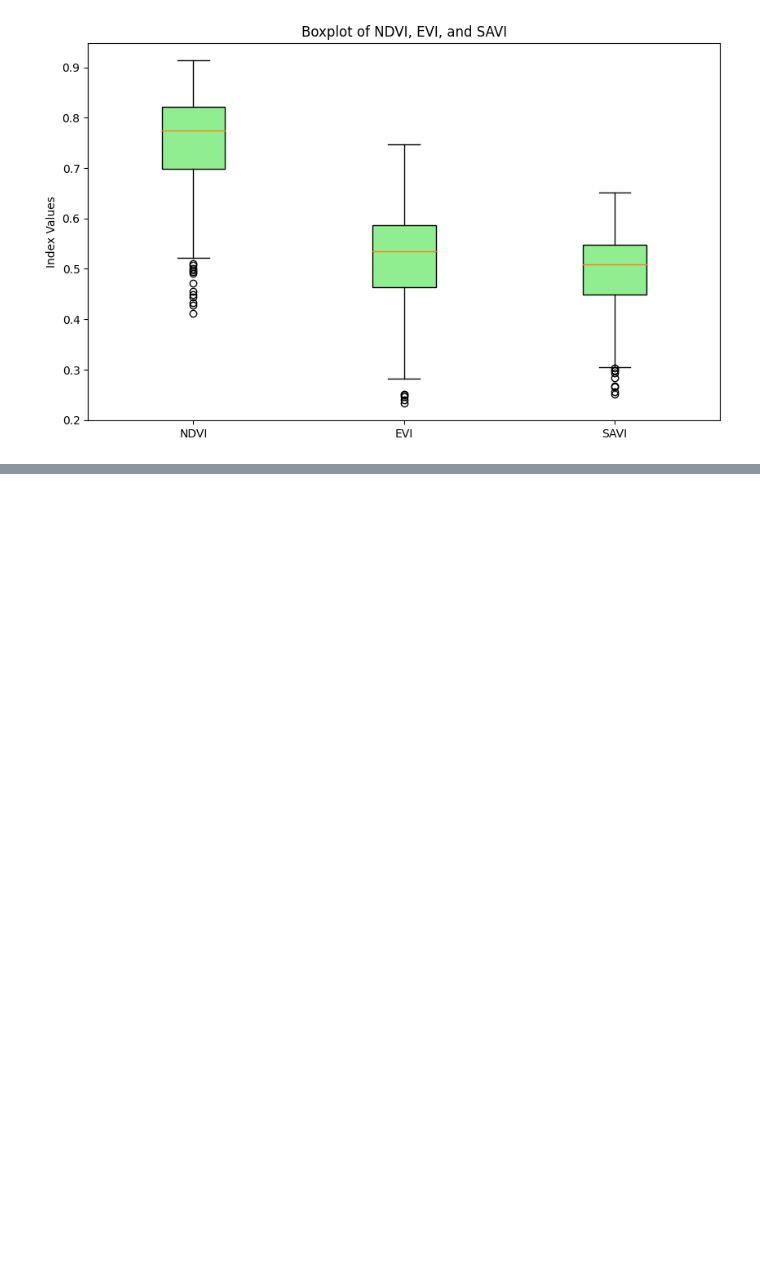
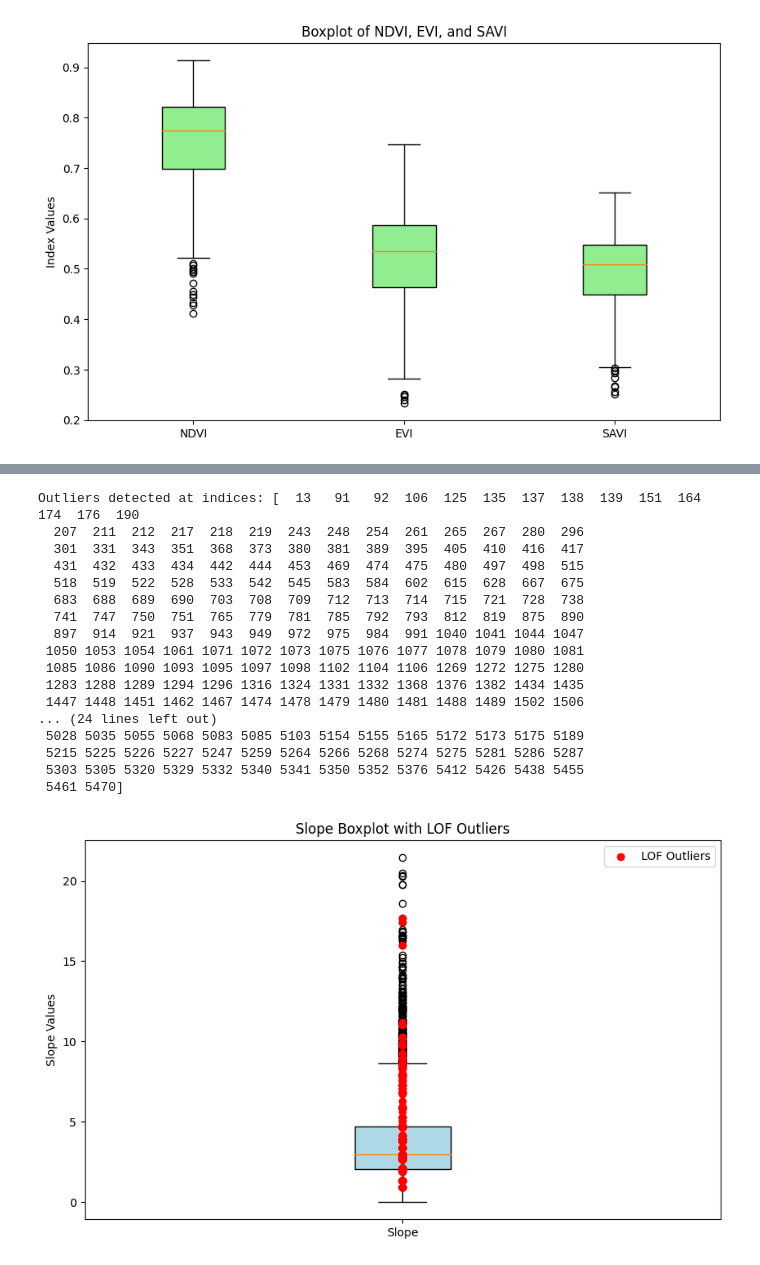
Before and after one commit to samuelhernandez99/SpatialModelingTutorials, a Jupyter notebook: Notebooks/CostaRica.ipynb, the cells around one changed output, grey strips where cells are left out. Cells and saved outputs as stored; diff of their text form; code cells hidden in the pictures; blank space fills up the shorter version.

```diff
--- a/Notebooks/CostaRica.ipynb
+++ b/Notebooks/CostaRica.ipynb
@@ -441,0 +503,49 @@ Outliers found at indices: [19 29 39 48 61 73 74 85 90 93]
+# %%
+from sklearn.neighbors import LocalOutlierFactor
+
+# Prepare slope values for LOF
+slope_data = slope_values.reshape(-1, 1)  # Reshape for LOF (n_samples, n_features)
+
+# Apply LOF with suitable neighbors and contamination
+lof = LocalOutlierFactor(n_neighbors=5, contamination=0.1)
+outlier_labels = lof.fit_predict(slope_data)
+
+# Identify the outliers (label == -1)
+outlier_indices = np.where(outlier_labels == -1)[0]
+print(f"Outliers detected at indices: {outlier_indices}")
+
+# Plot the slope boxplot again with LOF-confirmed outliers in red
+plt.figure(figsize=(10, 6))
+plt.boxplot(slope_values, patch_artist=True, boxprops=dict(facecolor='lightblue'))
+
+# Overlay LOF outliers in red
+plt.scatter(np.full_like(outlier_indices, 1), slope_values[outlier_indices],
+            color='red', label='LOF Outliers', zorder=3)
+
+# Add labels and title
+plt.xticks([1], ['Slope'])
+plt.title('Slope Boxplot with LOF Outliers')
+plt.ylabel('Slope Values')
+plt.legend()
+
+# Show the plot
+plt.show()
+# %% [output]
+Outliers detected at indices: [  13   91   92  106  125  135  137  138  139  151  164  174  176  190
+  207  211  212  217  218  219  243  248  254  261  265  267  280  296
+  301  331  343  351  368  373  380  381  389  395  405  410  416  417
+  431  432  433  434  442  444  453  469  474  475  480  497  498  515
+  518  519  522  528  533  542  545  583  584  602  615  628  667  675
+  683  688  689  690  703  708  709  712  713  714  715  721  728  738
+  741  747  750  751  765  779  781  785  792  793  812  819  875  890
+  897  914  921  937  943  949  972  975  984  991 1040 1041 1044 1047
+ 1050 1053 1054 1061 1071 1072 1073 1075 1076 1077 1078 1079 1080 1081
+ 1085 1086 1090 1093 1095 1097 1098 1102 1104 1106 1269 1272 1275 1280
+ 1283 1288 1289 1294 1296 1316 1324 1331 1332 1368 1376 1382 1434 1435
+ 1447 1448 1451 1462 1467 1474 1478 1479 1480 1481 1488 1489 1502 1506
+... (24 lines left out)
+ 5028 5035 5055 5068 5083 5085 5103 5154 5155 5165 5172 5173 5175 5189
+ 5215 5225 5226 5227 5247 5259 5264 5266 5268 5274 5275 5281 5286 5287
+ 5303 5305 5320 5329 5332 5340 5341 5350 5352 5376 5412 5426 5438 5455
+ 5461 5470]
+[figure, added]
```
Also changed, not shown: parts of 11 cells of this notebook.
